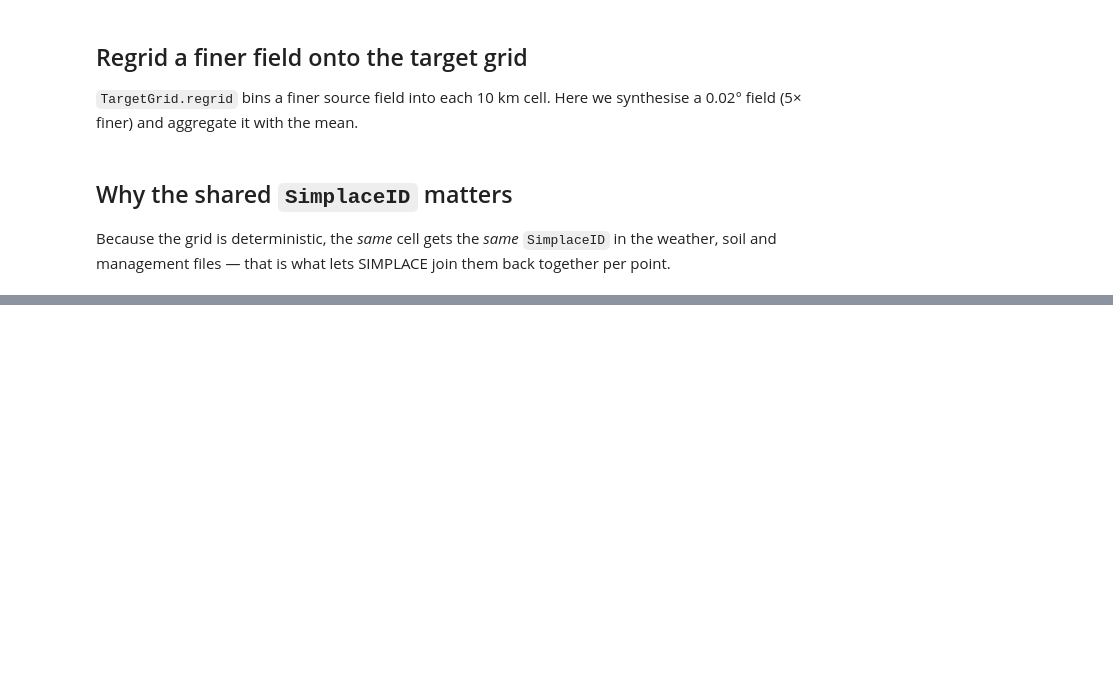
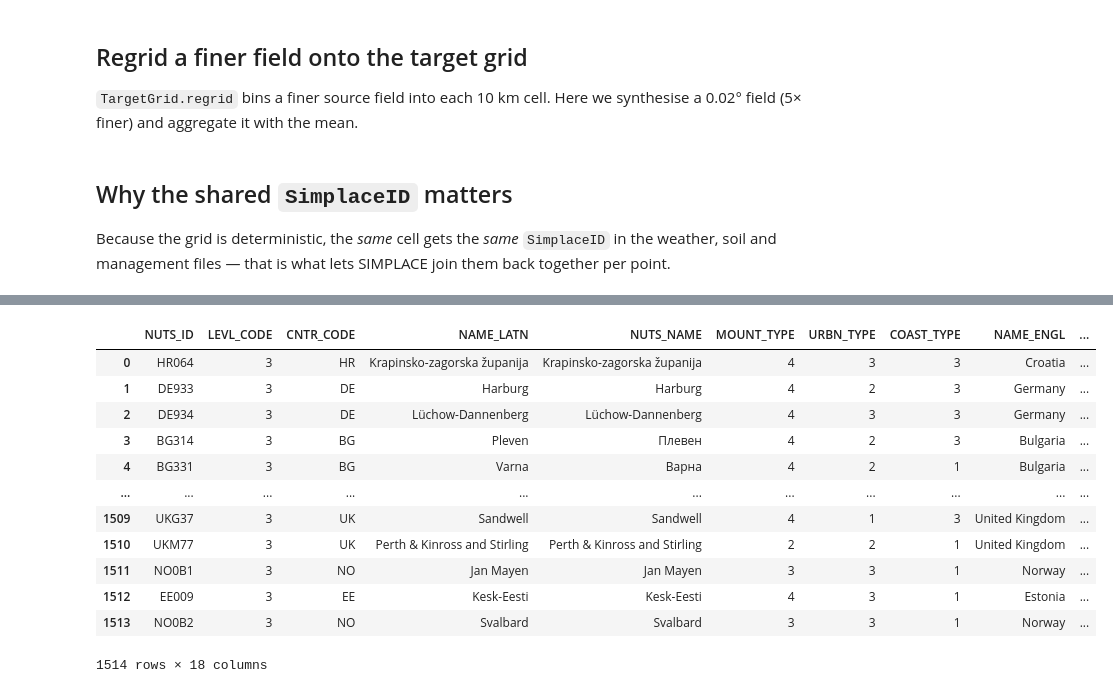
Before and after one commit to Kaushikreddym/data4simplace, a Jupyter notebook: docs/examples/02_target_grid.ipynb, the cells around one changed output, grey strips where cells are left out. Cells and saved outputs as stored; diff of their text form; code cells hidden in the pictures; blank space fills up the shorter version.

```diff
--- a/docs/examples/02_target_grid.ipynb
+++ b/docs/examples/02_target_grid.ipynb
@@ -72,0 +133,16 @@ SIMPLACE join them back together per point.
+# %%
+nuts3
+# %% [output]
+|  | NUTS_ID | LEVL_CODE | CNTR_CODE | NAME_LATN | NUTS_NAME | MOUNT_TYPE | URBN_TYPE | COAST_TYPE | NAME_ENGL | ... |
+| 0 | HR064 | 3 | HR | Krapinsko-zagorska županija | Krapinsko-zagorska županija | 4 | 3 | 3 | Croatia | ... |
+| 1 | DE933 | 3 | DE | Harburg | Harburg | 4 | 2 | 3 | Germany | ... |
+| 2 | DE934 | 3 | DE | Lüchow-Dannenberg | Lüchow-Dannenberg | 4 | 3 | 3 | Germany | ... |
+| 3 | BG314 | 3 | BG | Pleven | Плевен | 4 | 2 | 3 | Bulgaria | ... |
+| 4 | BG331 | 3 | BG | Varna | Варна | 4 | 2 | 1 | Bulgaria | ... |
+| ... | ... | ... | ... | ... | ... | ... | ... | ... | ... | ... |
+| 1509 | UKG37 | 3 | UK | Sandwell | Sandwell | 4 | 1 | 3 | United Kingdom | ... |
+| 1510 | UKM77 | 3 | UK | Perth & Kinross and Stirling | Perth & Kinross and Stirling | 2 | 2 | 1 | United Kingdom | ... |
+| 1511 | NO0B1 | 3 | NO | Jan Mayen | Jan Mayen | 3 | 3 | 1 | Norway | ... |
+| 1512 | EE009 | 3 | EE | Kesk-Eesti | Kesk-Eesti | 4 | 3 | 1 | Estonia | ... |
+| 1513 | NO0B2 | 3 | NO | Svalbard | Svalbard | 3 | 3 | 1 | Norway | ... |
+1514 rows × 18 columns
```
Also changed, not shown: parts of 2 cells of this notebook, 28 other files.
